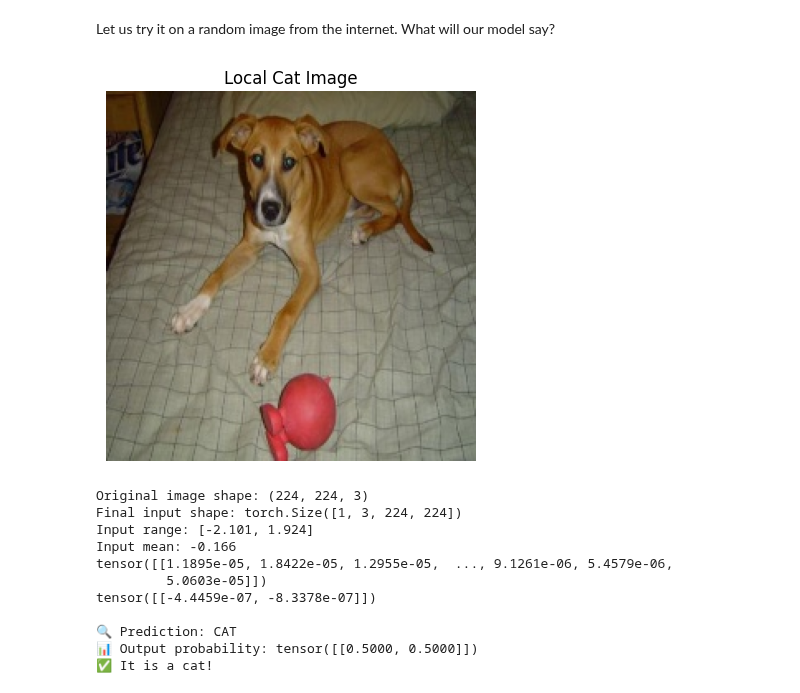
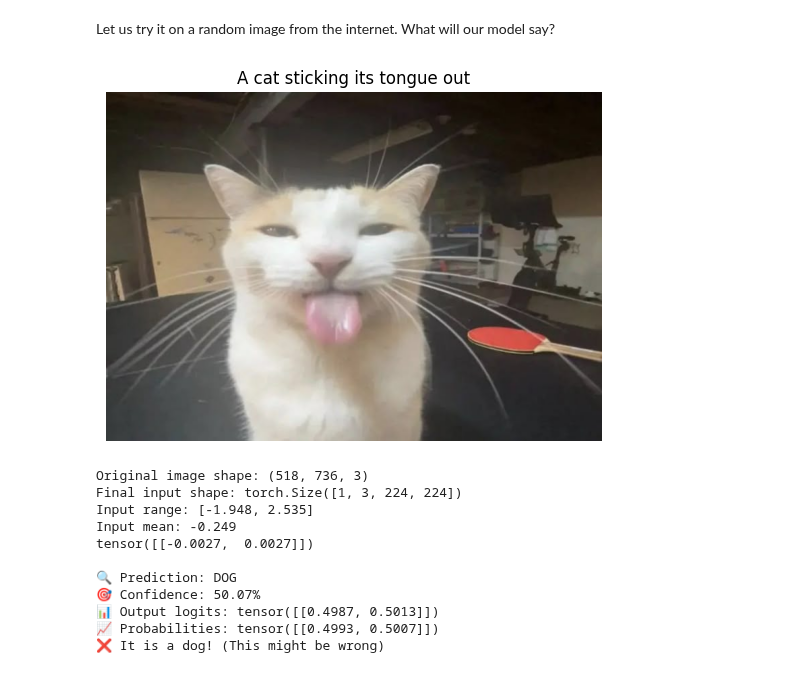
Before and after one commit to chheangg/dog_and_cat_classifier_cnn_from_scratch, a Jupyter notebook: notebooks/5.0-training.ipynb, the cells around one changed output. Drawn from its saved outputs; the diff is of its cells as text; code cells hidden in the pictures.

```diff
--- a/notebooks/5.0-training.ipynb
+++ b/notebooks/5.0-training.ipynb
@@ -410,7 +401,7 @@ NUM_CLASSES = 2
 
 model = ResNet50(num_classes=NUM_CLASSES, lr=LEARNING_RATE, in_channels=3)
 
-model_path = "../models/best_model_20250913_173059.pth"
+model_path = "../models/best_model_20250913_163301.pth"
 
 checkpoint = torch.load(model_path, map_location=torch.device('cpu'))
 
@@ -440,71 +431,75 @@ Let us try it on a random image from the internet. What will our model say?
 # %%
 import numpy as np
 import cv2
+from urllib.request import urlopen
 import matplotlib.pyplot as plt
 from torchvision import transforms
 import torch
 from PIL import Image
 
-# ✅ Use local file instead of URL
-img_path = "../data/processed/24868-dog.jpg"
+img_url = "https://i.pinimg.com/736x/b6/83/78/b683788bf174e73ec3281c0f33cfecce.jpg"
 
-# Read image with OpenCV
-image = cv2.imread(img_path)
+resp = urlopen(img_url)
+image = np.asarray(bytearray(resp.read()), dtype="uint8")
+image = cv2.imdecode(image, cv2.IMREAD_COLOR)
 image = cv2.cvtColor(image, cv2.COLOR_BGR2RGB)
 
 plt.imshow(image)
 plt.axis('off')
-plt.title('Local Cat Image')
+plt.title('A cat sticking its tongue out')
 plt.show()
 
 print(f"Original image shape: {image.shape}")
 
-image = torch.from_numpy(image).permute(2, 0, 1).float()
-
 # Use the EXACT SAME pipeline as your training
 preprocess = transforms.Compose([
-    transforms.Lambda(lambda x: x / 255.0),
-    transforms.Normalize(mean=[0.485, 0.456, 0.406], std=[0.229, 0.224, 0.225]),
+    transforms.ToPILImage(),  # Convert to PIL
+    transforms.Resize((224, 224)),  # Resize to match training
+    transforms.ToTensor(),  # This converts to [0,1] range and (C,H,W)
+    # NO additional /255.0 needed - ToTensor() already does this
+    transforms.Normalize(mean=[0.485, 0.456, 0.406],
+                         std=[0.229, 0.224, 0.225]),
 ])
 
 def preprocess_image(image):
+    # Use the exact same preprocessing as your training
     tensor = preprocess(image)
     return tensor.unsqueeze(0)
 
 # Preprocess the image
 input_tensor = preprocess_image(image)
 
 print(f"Final input shape: {input_tensor.shape}")
 print(f"Input range: [{input_tensor.min():.3f}, {input_tensor.max():.3f}]")
 print(f"Input mean: {input_tensor.mean():.3f}")
 
-# Run inference
-model.eval()
+
 with torch.no_grad():
     output = model(input_tensor)
+    probabilities = torch.softmax(output, dim=1)
 
-# Apply softmax to turn logits into probabilities
-probabilities = torch.softmax(output, dim=1)
-prediction = torch.argmax(probabilities).item()
-
+prediction = torch.argmax(output).item()
+confidence = probabilities[0][prediction].item() * 100
 
 print(f"\n🔍 Prediction: {'CAT' if prediction == 0 else 'DOG'}")
-print(f"📊 Output probability: {probabilities}")
+print(f"🎯 Confidence: {confidence:.2f}%")
+print(f"📊 Output logits: {output}")
+print(f"📈 Probabilities: {probabilities}")
 
 if prediction == 0:
     print("✅ It is a cat!")
 else:
     print("❌ It is a dog! (This might be wrong)")
 # %% [output]
-[figure, old version]
+[figure, new version]
-Original image shape: (224, 224, 3)
+Original image shape: (518, 736, 3)
 Final input shape: torch.Size([1, 3, 224, 224])
-Input range: [-2.101, 1.924]
-Input mean: -0.166
-tensor([[1.1895e-05, 1.8422e-05, 1.2955e-05,  ..., 9.1261e-06, 5.4579e-06,
-         5.0603e-05]])
-tensor([[-4.4459e-07, -8.3378e-07]])
+Input range: [-1.948, 2.535]
+Input mean: -0.249
+tensor([[-0.0027,  0.0027]])
 
-🔍 Prediction: CAT
-📊 Output probability: tensor([[0.5000, 0.5000]])
-✅ It is a cat!
+🔍 Prediction: DOG
+🎯 Confidence: 50.07%
+📊 Output logits: tensor([[0.4987, 0.5013]])
+📈 Probabilities: tensor([[0.4993, 0.5007]])
+❌ It is a dog! (This might be wrong)
```
Also changed, not shown: parts of 1 cell of this notebook, 3 other files.
